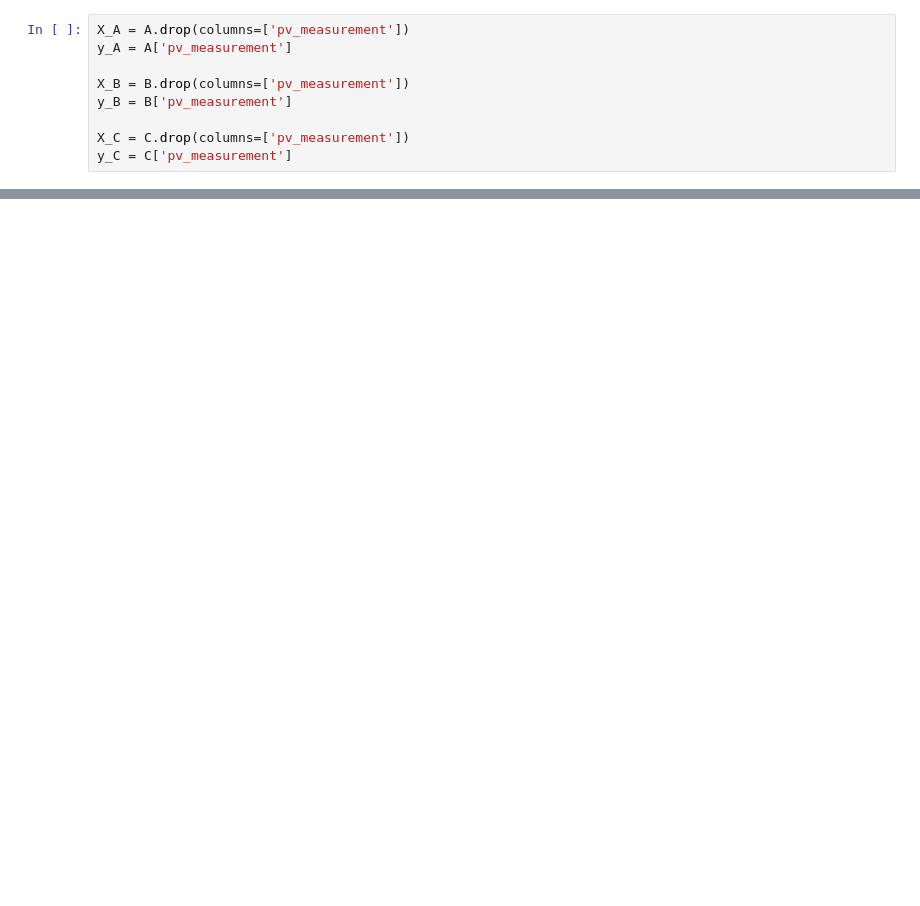
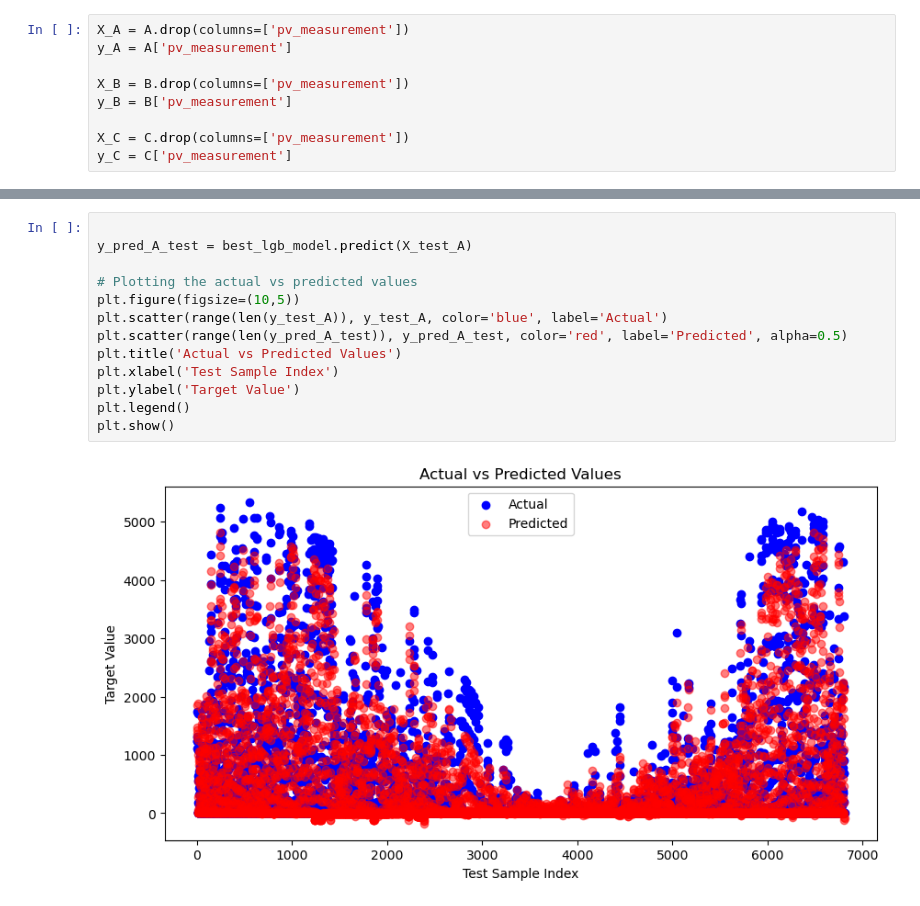
Before and after one commit to TDT4173-MPC/TDT4173-MPC, a Jupyter notebook: Petter/models/XGBoost.ipynb, the cells around one changed output, grey strips where cells are left out. Cells and saved outputs as stored; diff of their text form; blank space fills up the shorter version.

```diff
--- a/Petter/models/XGBoost.ipynb
+++ b/Petter/models/XGBoost.ipynb
@@ -650,0 +433,15 @@ NameError: name 'pred_A' is not defined
+# %%
+
+y_pred_A_test = best_lgb_model.predict(X_test_A)
+
+# Plotting the actual vs predicted values
+plt.figure(figsize=(10,5))
+plt.scatter(range(len(y_test_A)), y_test_A, color='blue', label='Actual')
+plt.scatter(range(len(y_pred_A_test)), y_pred_A_test, color='red', label='Predicted', alpha=0.5)
+plt.title('Actual vs Predicted Values')
+plt.xlabel('Test Sample Index')
+plt.ylabel('Target Value')
+plt.legend()
+plt.show()
+# %% [output]
+[figure, added]
```
Also changed, not shown: parts of 18 cells of this notebook, 10 other files.
